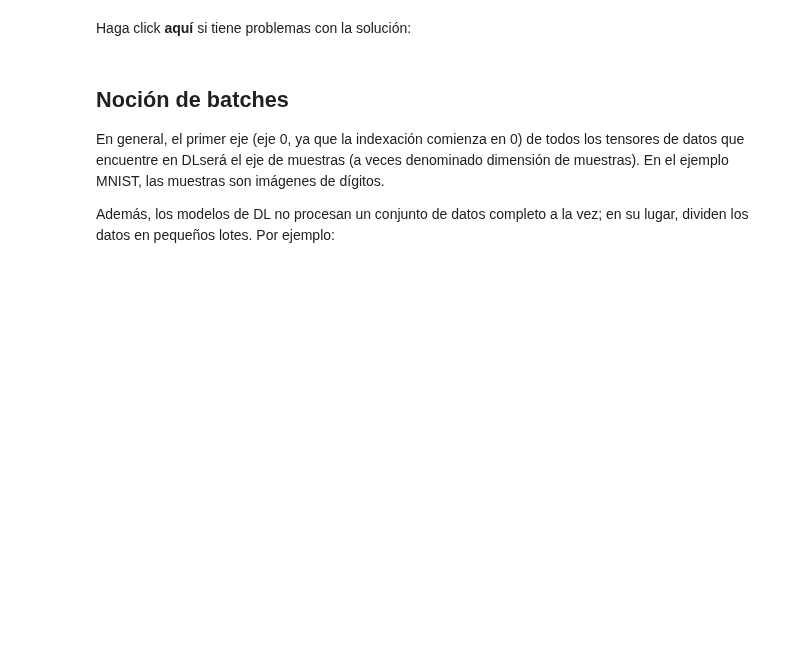
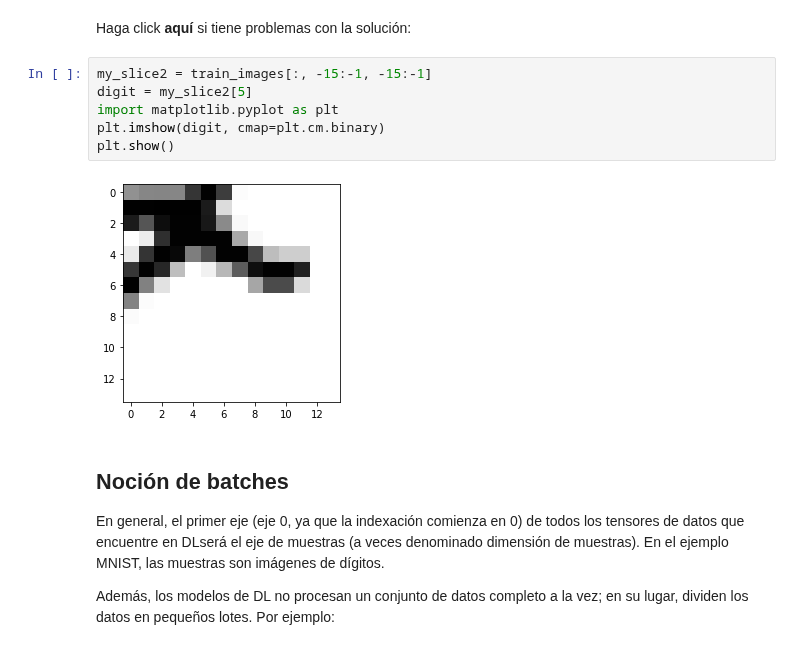
Before and after one commit to diplomado-bigdata-machinelearning-udea/Curso2, a Jupyter notebook: s01/S1_C2.ipynb, the cells around one changed output. Saved outputs shown, nothing was run; the diff lists cells and outputs as text; blank space fills up the shorter version.

```diff
--- a/s01/S1_C2.ipynb
+++ b/s01/S1_C2.ipynb
@@ -236,6 +236,14 @@ import matplotlib.pyplot as plt
 plt.imshow(digit, cmap=plt.cm.binary)
 plt.show()
 ----->
+# %%
+my_slice2 = train_images[:, -15:-1, -15:-1]
+digit = my_slice2[5]
+import matplotlib.pyplot as plt
+plt.imshow(digit, cmap=plt.cm.binary)
+plt.show()
+# %% [output]
+[figure, added]
 # %% [markdown]
 ## Noción de batches
 
```
Also changed, not shown: parts of 1 cell of this notebook.
